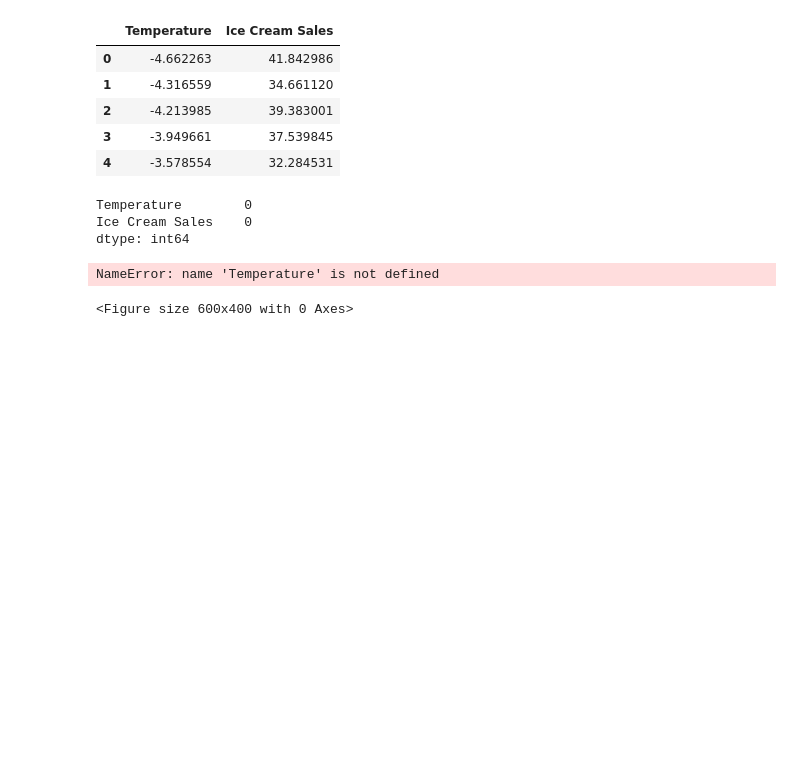
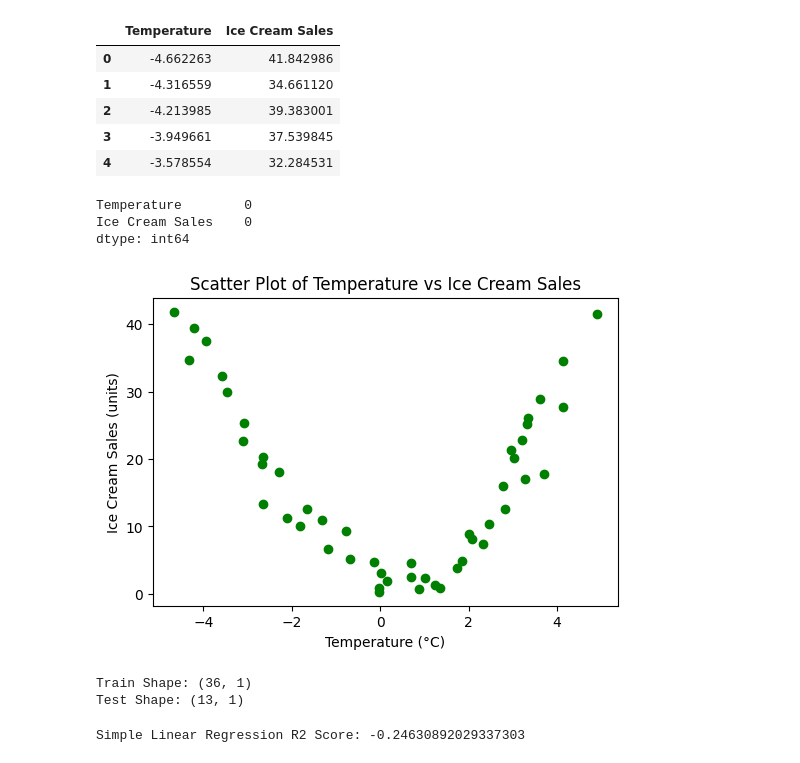
Before and after one commit to ShivamAttri05/Data_Science_Progress, a Jupyter notebook: Machine-Learning/03-Polynomial_Linear_regresson/Practice/PolynomialLinearRegression.ipynb, the cells around one changed output. Cells and saved outputs as stored; diff of their text form; code cells hidden in the pictures; blank space fills up the shorter version.

```diff
--- a/Machine-Learning/03-Polynomial_Linear_regresson/Practice/PolynomialLinearRegression.ipynb
+++ b/Machine-Learning/03-Polynomial_Linear_regresson/Practice/PolynomialLinearRegression.ipynb
@@ -33,11 +33,10 @@ df.rename(columns={"Ice Cream Sales": "Ice_Cream_Sales"}, inplace=True)
 # %%
 # Step 3: Scatter Plot (Visualization)
 plt.figure(figsize=(6,4))
-plt.scatter(Temperature, Ice_Cream_Sales, color='green')
+plt.scatter(df["Temperature"], df["Ice_Cream_Sales"], color='green')
 plt.xlabel("Temperature (°C)")
 plt.ylabel("Ice Cream Sales (units)")
 plt.title("Scatter Plot of Temperature vs Ice Cream Sales")
 plt.show()
 # %% [output]
-NameError: name 'Temperature' is not defined
-<Figure size 600x400 with 0 Axes>
+[figure, added]
@@ -43,0 +46,21 @@ NameError: name 'Temperature' is not defined
+# %%
+# Step 4: Train-Test Split
+X_train, X_test, y_train, y_test = train_test_split(
+    X,Y, test_size=0.25, random_state=42
+)
+print("Train Shape:", X_train.shape)
+print("Test Shape:", X_test.shape)
+# %% [output]
+Train Shape: (36, 1)
+Test Shape: (13, 1)
+# %%
+# Step 5: Simple Linear Regression (Baseline)
+lin_reg = LinearRegression()
+lin_reg.fit(X_train, y_train)
+
+y_pred_lin = lin_reg.predict(X_test)
+score_lin = r2_score(y_test, y_pred_lin)
+
+print("Simple Linear Regression R2 Score:", score_lin)
+# %% [output]
+Simple Linear Regression R2 Score: -0.24630892029337303
```
Also changed, not shown: parts of 7 cells of this notebook, 1 other file.
